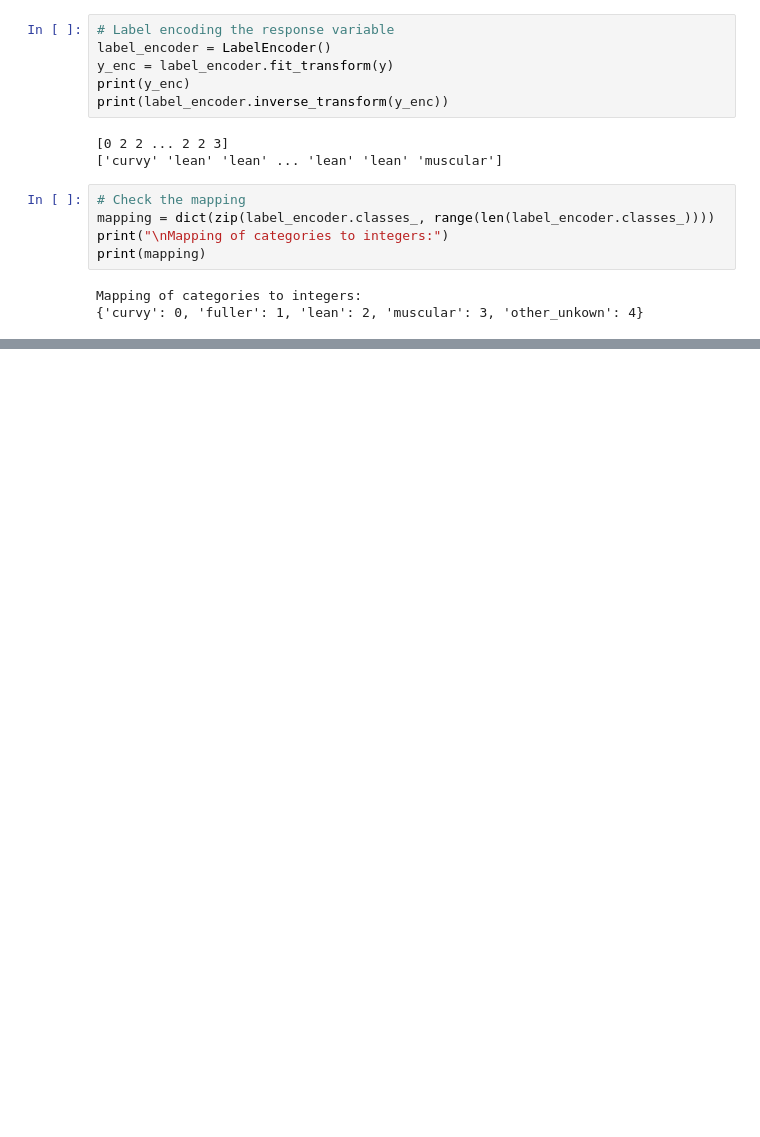
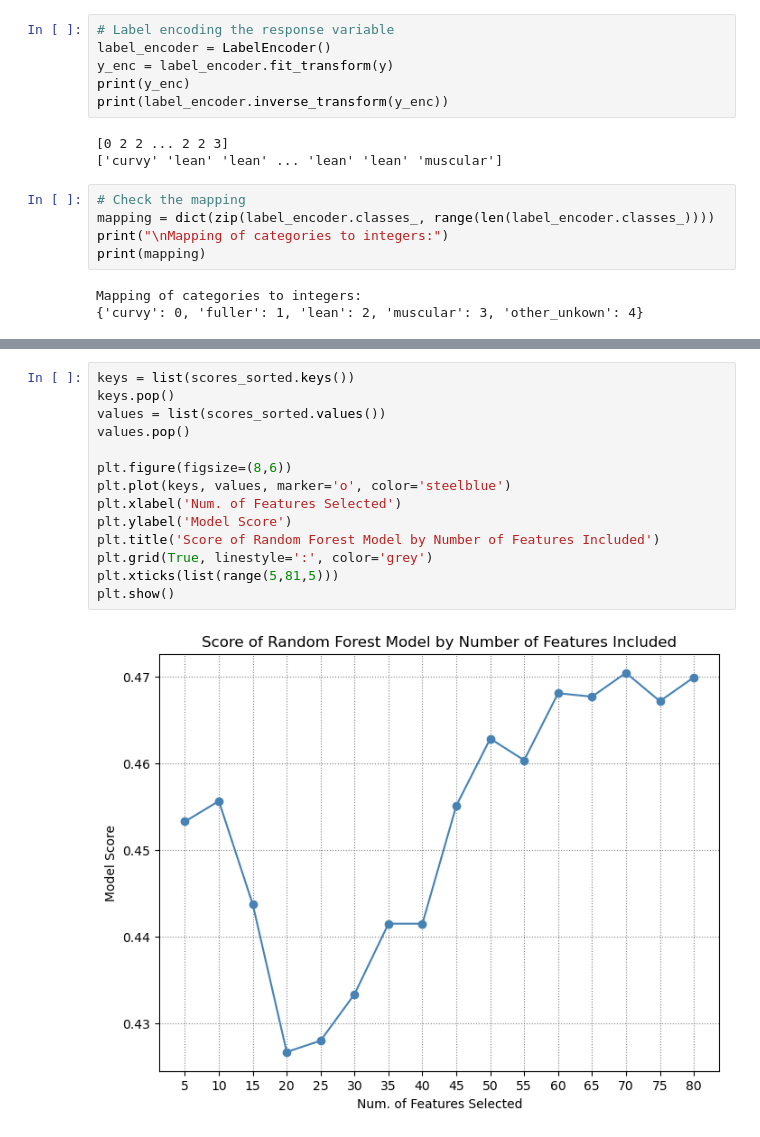
Before and after one commit to CrisFC4/OKCupid_ML_Project, a Jupyter notebook: date-a-scientist.ipynb, the cells around one changed output, grey strips where cells are left out. Cells and saved outputs as stored; diff of their text form; blank space fills up the shorter version.

```diff
--- a/date-a-scientist.ipynb
+++ b/date-a-scientist.ipynb
@@ -709,0 +820,16 @@ x_missing_enc.head()
+# %%
+keys = list(scores_sorted.keys())
+keys.pop()
+values = list(scores_sorted.values())
+values.pop()
+
+plt.figure(figsize=(8,6))
+plt.plot(keys, values, marker='o', color='steelblue')
+plt.xlabel('Num. of Features Selected')
+plt.ylabel('Model Score')
+plt.title('Score of Random Forest Model by Number of Features Included')
+plt.grid(True, linestyle=':', color='grey')
+plt.xticks(list(range(5,81,5)))
+plt.show()
+# %% [output]
+[figure, added]
```
Also changed, not shown: parts of 21 cells of this notebook.
